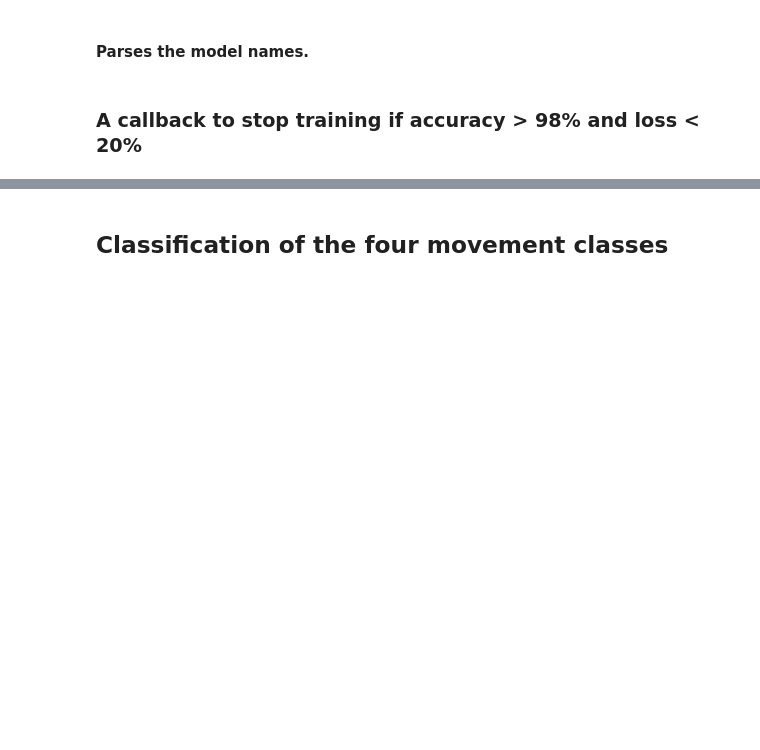
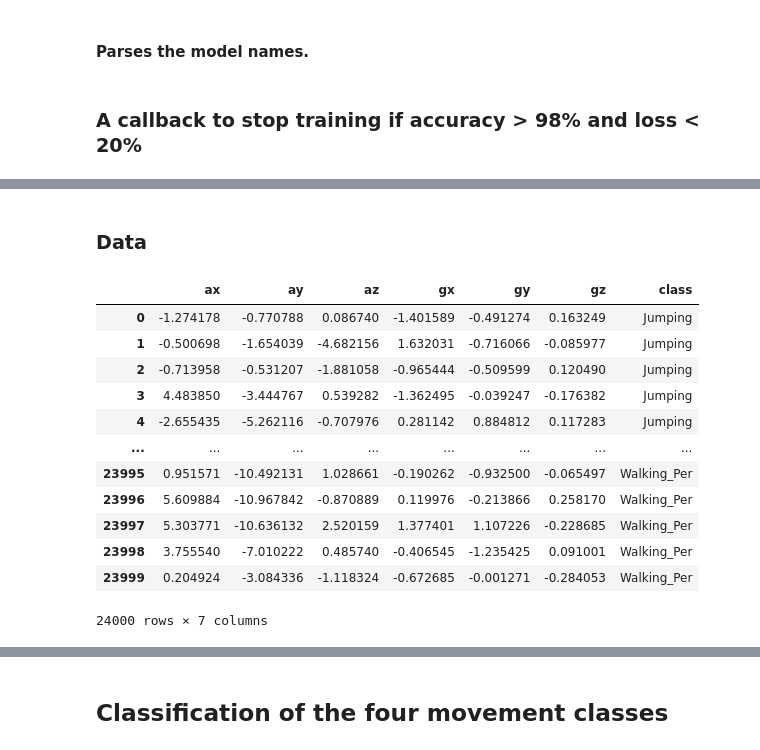
Before and after one commit to sathwikkannam/Machine-Learning-with-Data-Acquisition, a Jupyter notebook: Labs/Lab 4/neural_classification_8.ipynb, the cells around one changed output, grey strips where cells are left out. Saved outputs shown, nothing was run; the diff lists cells and outputs as text; code cells hidden in the pictures; blank space fills up the shorter version.

```diff
--- a/Labs/Lab 4/neural_classification_8.ipynb
+++ b/Labs/Lab 4/neural_classification_8.ipynb
@@ -70,0 +58,5 @@ X_test, y_test = map_to_100(
+# %%
+movement_positions: list[str] = ['Squats', 'Jumping', 'Running', 'Walking']
+
+testing_set = pd.concat(get_set(positions=movement_positions, folder='Test'), axis='rows', ignore_index=True)
+df = pd.concat(get_set(positions=movement_positions, folder='Class Dataframes'), axis='rows', ignore_index=True)
@@ -70,0 +83,22 @@ X_test, y_test = map_to_100(
+# %% [markdown]
+### Data
+# %%
+training_df = map_to_100(pd.concat([df, per_train], axis='rows', ignore_index=True), True)
+X_test, y_test = map_to_100(pd.concat([testing_set, per_test], axis='rows', ignore_index=True))
+X_new, y_new = map_to_100(data_file)
+# %%
+training_df
+# %% [output]
+|  | ax | ay | az | gx | gy | gz | class |
+| 0 | -1.274178 | -0.770788 | 0.086740 | -1.401589 | -0.491274 | 0.163249 | Jumping |
+| 1 | -0.500698 | -1.654039 | -4.682156 | 1.632031 | -0.716066 | -0.085977 | Jumping |
+| 2 | -0.713958 | -0.531207 | -1.881058 | -0.965444 | -0.509599 | 0.120490 | Jumping |
+| 3 | 4.483850 | -3.444767 | 0.539282 | -1.362495 | -0.039247 | -0.176382 | Jumping |
+| 4 | -2.655435 | -5.262116 | -0.707976 | 0.281142 | 0.884812 | 0.117283 | Jumping |
+| ... | ... | ... | ... | ... | ... | ... | ... |
+| 23995 | 0.951571 | -10.492131 | 1.028661 | -0.190262 | -0.932500 | -0.065497 | Walking_Per |
+| 23996 | 5.609884 | -10.967842 | -0.870889 | 0.119976 | -0.213866 | 0.258170 | Walking_Per |
+| 23997 | 5.303771 | -10.636132 | 2.520159 | 1.377401 | 1.107226 | -0.228685 | Walking_Per |
+| 23998 | 3.755540 | -7.010222 | 0.485740 | -0.406545 | -1.235425 | 0.091001 | Walking_Per |
+| 23999 | 0.204924 | -3.084336 | -1.118324 | -0.672685 | -0.001271 | -0.284053 | Walking_Per |
+24000 rows × 7 columns
```
Also changed, not shown: parts of 43 cells of this notebook, 3 other files.
